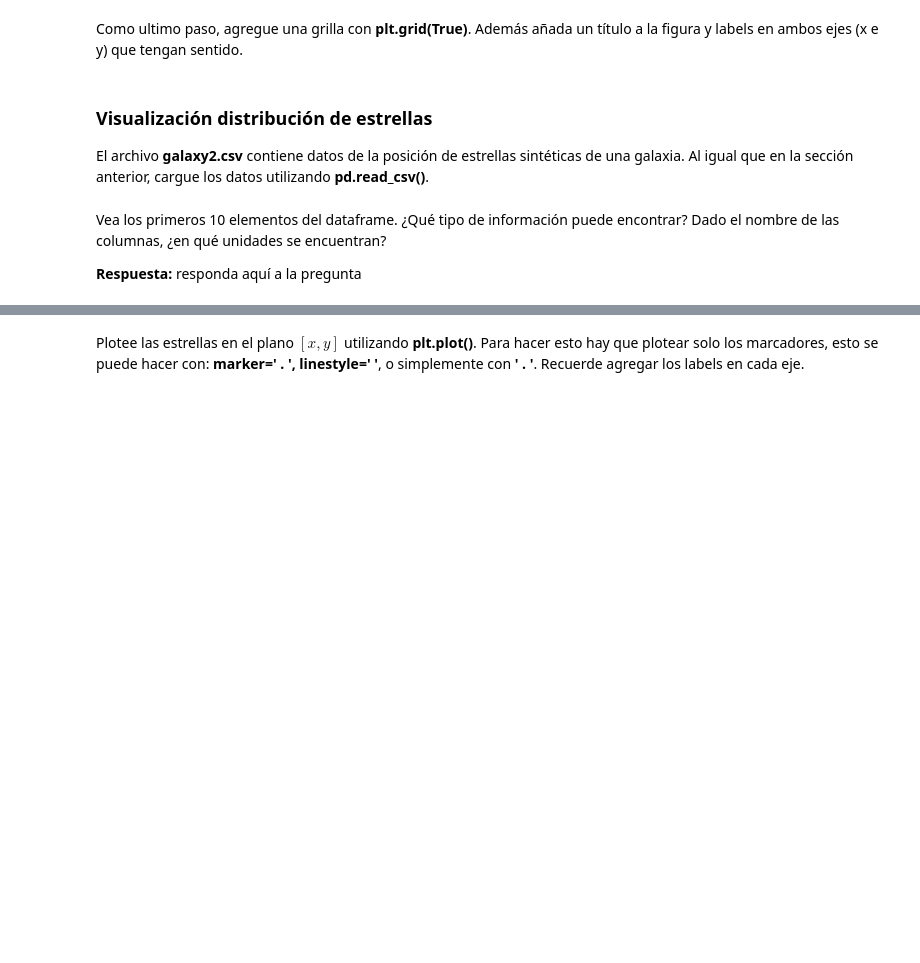
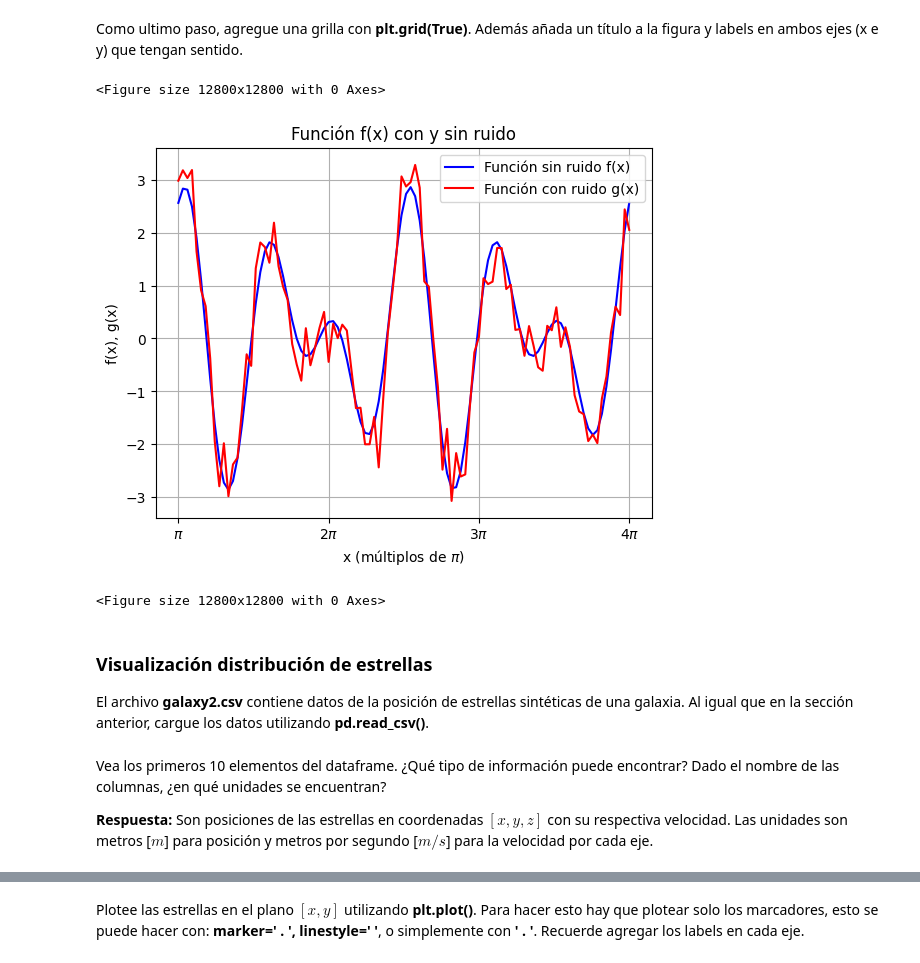
Before and after one commit to FPereiraI/Tarea-1, a Jupyter notebook: Tarea_1.ipynb, the cells around one changed output, grey strips where cells are left out. Cells and saved outputs as stored; diff of their text form; code cells hidden in the pictures; blank space fills up the shorter version.

```diff
--- a/Tarea_1.ipynb
+++ b/Tarea_1.ipynb
@@ -347,5 +362,24 @@ xticks_labels = [r'$\pi$', r'$2\pi$', r'$3\pi$', r'$4\pi$']
 # %% [markdown]
 Como ultimo paso, agregue una grilla con **plt.grid(True)**. Además añada un título a la figura y labels en ambos ejes (x e y) que tengan sentido.
+# %%
+xticks_labels = [r'$\pi$', r'$2\pi$', r'$3\pi$', r'$4\pi$']
+np.random.seed(19680801)
+ruido = 0.4*np.random.randn(len(x_values))
+
+plt.plot(x_values, f(x_values), label="Función sin ruido f(x)", color="blue")
+
+plt.plot(x_values, f(x_values) + ruido, label="Función con ruido g(x)", color="red")
+plt.xticks(np.linspace(0, 4 * np.pi, len(xticks_labels)), xticks_labels)
+plt.grid(True)
+plt.title("Función f(x) con y sin ruido")
+plt.xlabel("x (múltiplos de $\pi$)")
+plt.ylabel("f(x), g(x)")
+plt.legend()
+plt.figure(figsize=(128, 128))
+# %% [output]
+<Figure size 12800x12800 with 0 Axes>
+[figure, added]
+<Figure size 12800x12800 with 0 Axes>
 # %% [markdown]
 ### Visualización distribución de estrellas
 
@@ -355,4 +391,4 @@ El archivo **galaxy2.csv** contiene datos de la posición de estrellas sintétic
 # %% [markdown]
 Vea los primeros 10 elementos del dataframe. ¿Qué tipo de información puede encontrar? Dado el nombre de las columnas, ¿en qué unidades se encuentran?
 
-**Respuesta:** responda aquí a la pregunta
+**Respuesta:** Son posiciones de las estrellas en coordenadas $[x, y, z]$ con su respectiva velocidad. Las unidades son metros [$m$] para posición y metros por segundo [$m/s$] para la velocidad por cada eje.
```
Also changed, not shown: parts of 15 cells of this notebook.
